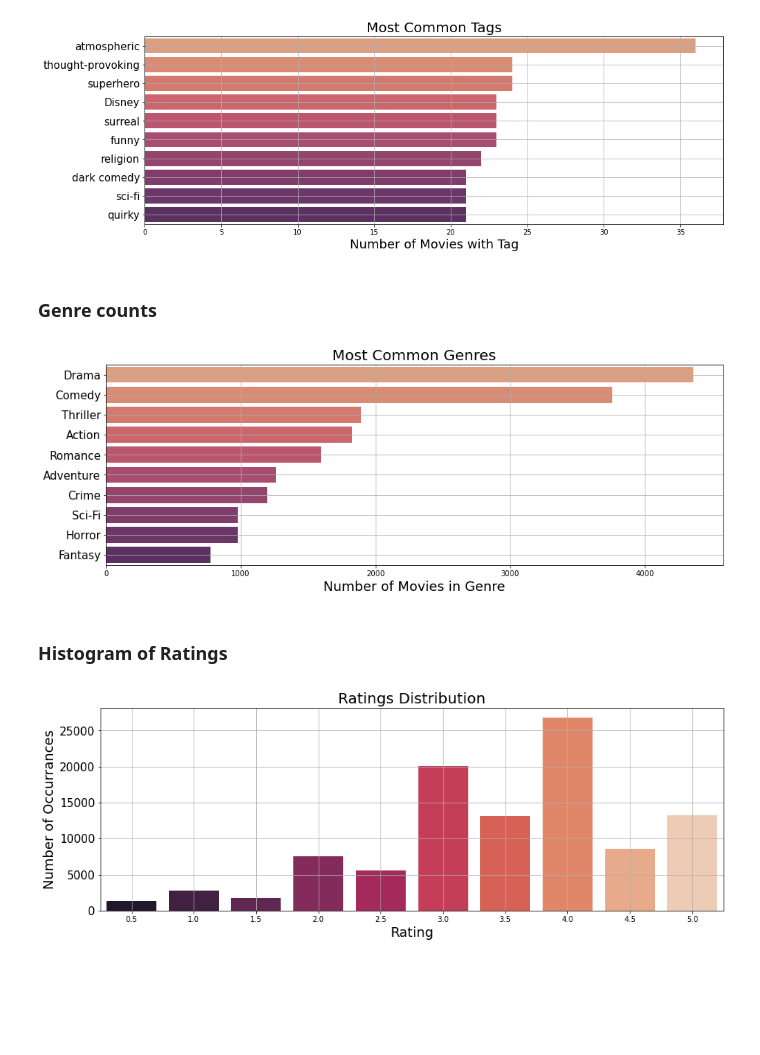
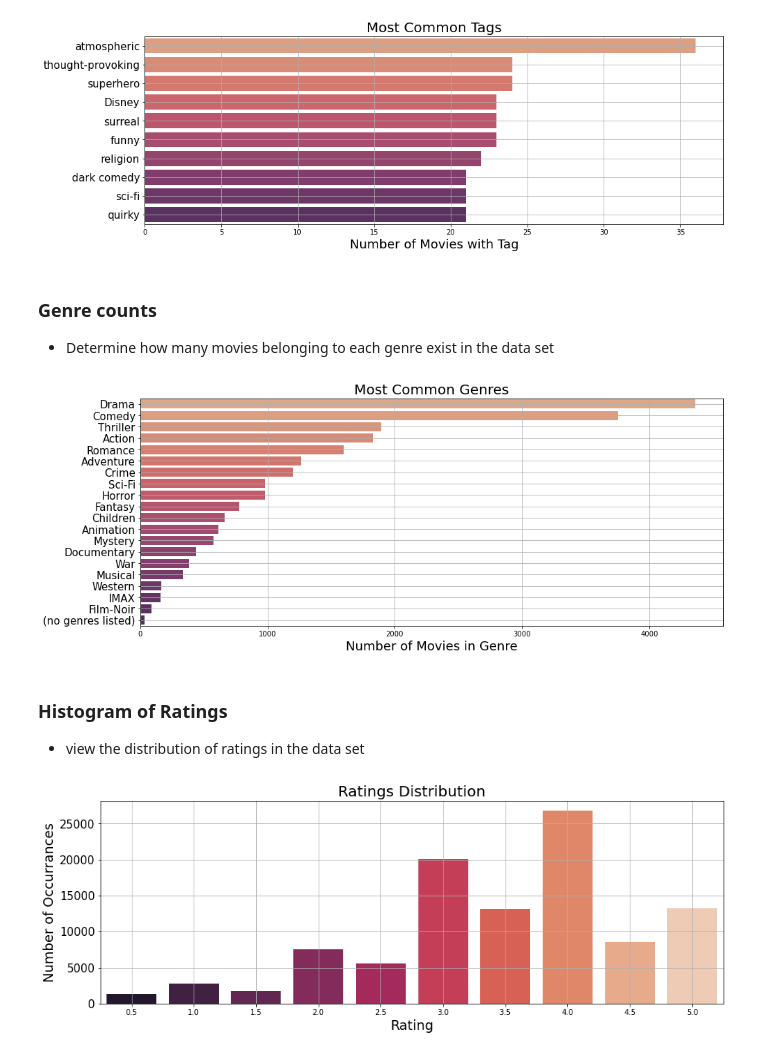
Before and after one commit to abigailjcampbell/doc-phase-4-project, a Jupyter notebook: data_analysis.ipynb, the cells around one changed output. Cells and saved outputs as stored; diff of their text form; code cells hidden in the pictures; blank space fills up the shorter version.

```diff
--- a/data_analysis.ipynb
+++ b/data_analysis.ipynb
@@ -127,28 +146,32 @@ plt.title('Most Common Tags', fontsize=20)
 plt.grid()
 # %% [output]
 [figure]
-# %% [markdown]
-### Genre counts
+# %% [markdown]
+### Genre counts
+- Determine how many movies belonging to each genre exist in the data set
 # %%
+# drop the titles from the dataframe
 genres = movies_df.drop(columns=['title'], axis=1)
 
 # convert genre tags to list
 genres['genres'] = genres['genres'].map(lambda x: x.split('|'))
 genres = genres.explode('genres')
 
+# group the rows by genre and count the number of occurances, then sort
 genres_group = genres.groupby('genres').count().sort_values(by='movieId', ascending=False)
 genres_group = genres_group.rename(columns={'movieId': 'Count'})
-top_genres_group = genres_group[:10]
+top_genres_group = genres_group[:20]
 
-plt.figure(figsize=(15,5))
+plt.figure(figsize=(15,6))
 sns.barplot(data=top_genres_group, x='Count', y=top_genres_group.index, palette='flare')
 plt.yticks(fontsize=15)
 plt.xlabel('Number of Movies in Genre', fontsize=18)
 plt.ylabel('', fontsize=18)
 plt.title('Most Common Genres', fontsize=20)
 plt.grid()
 # %% [output]
-[figure, old version]
+[figure, new version]
 # %% [markdown]
 ### Histogram of Ratings
+- view the distribution of ratings in the data set
 # %%
```
Also changed, not shown: parts of 97 cells of this notebook.
